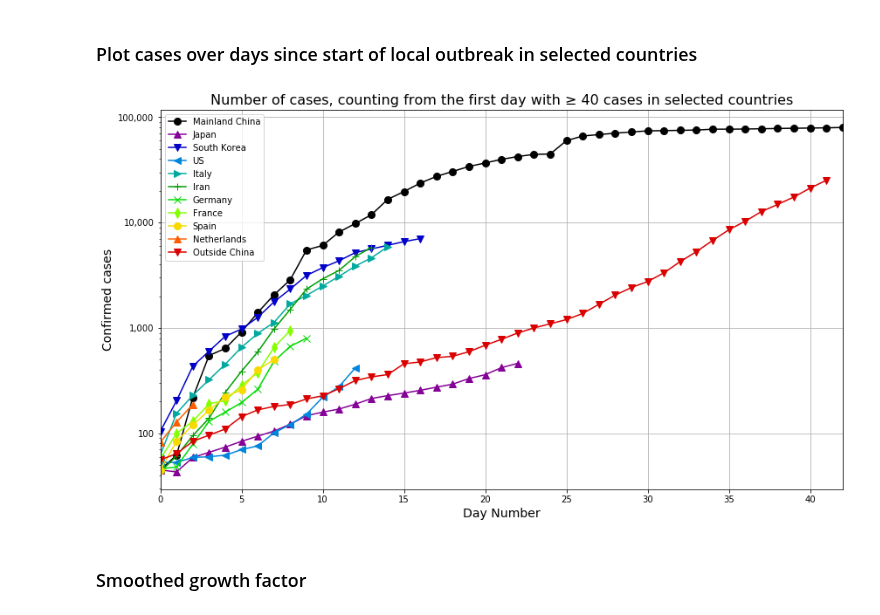
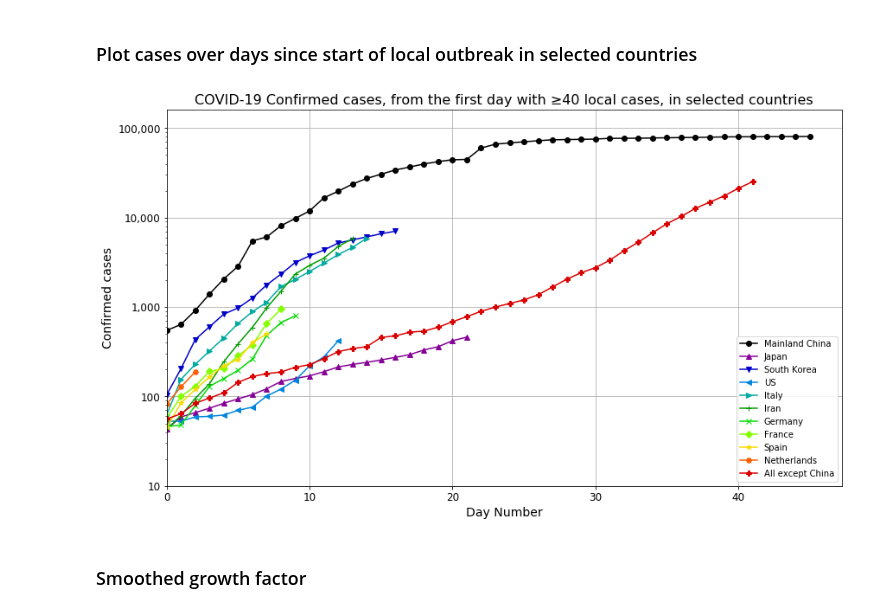
Before and after one commit to JeroenKools/covid19, a Jupyter notebook: COVID-19.ipynb, the cells around one changed output. Cells and saved outputs as stored; diff of their text form; code cells hidden in the pictures.

```diff
--- a/COVID-19.ipynb
+++ b/COVID-19.ipynb
@@ -154,28 +227,8 @@ plt.show()
 # %% [markdown]
 ### Plot cases over days since start of local outbreak in selected countries
-# %%
-min_cases = 40
-length = None
-
-for i, country in enumerate(countries_to_plot):
-    country_data = by_country.loc[country, dates]
-    country_data = country_data[country_data >= min_cases]
-    if country == "Outside China":
-        length = len(country_data)
-    day_nr = list(range(len(country_data)))
-    plt.plot(day_nr, country_data, markers[i%m]+"-", label=country, markersize=8, color=scalarMap.to_rgba(i))
-
-plt.legend()
-plt.xlabel("Day Number", fontsize=14)
-plt.xlim(0, length)
-plt.ylabel("Confirmed cases", fontsize=14)
-plt.grid()
-locs, labels = plt.xticks()
-set_y_axis_format()
-plt.gca().get_yaxis().set_major_formatter(matplotlib.ticker.FuncFormatter(lambda x, p: f"{x:,.0f}"))
-plt.title(f"Number of cases, counting from the first day with ≥ {min_cases} cases in selected countries", fontsize=16)
-plt.show()
-# %% [output]
-[figure, removed]
+# %%
+plot("day_number", "confirmed", countries_to_plot)
+# %% [output]
+[figure, added]
 # %% [markdown]
 ### Smoothed growth factor
```
Also changed, not shown: parts of 18 cells of this notebook.
